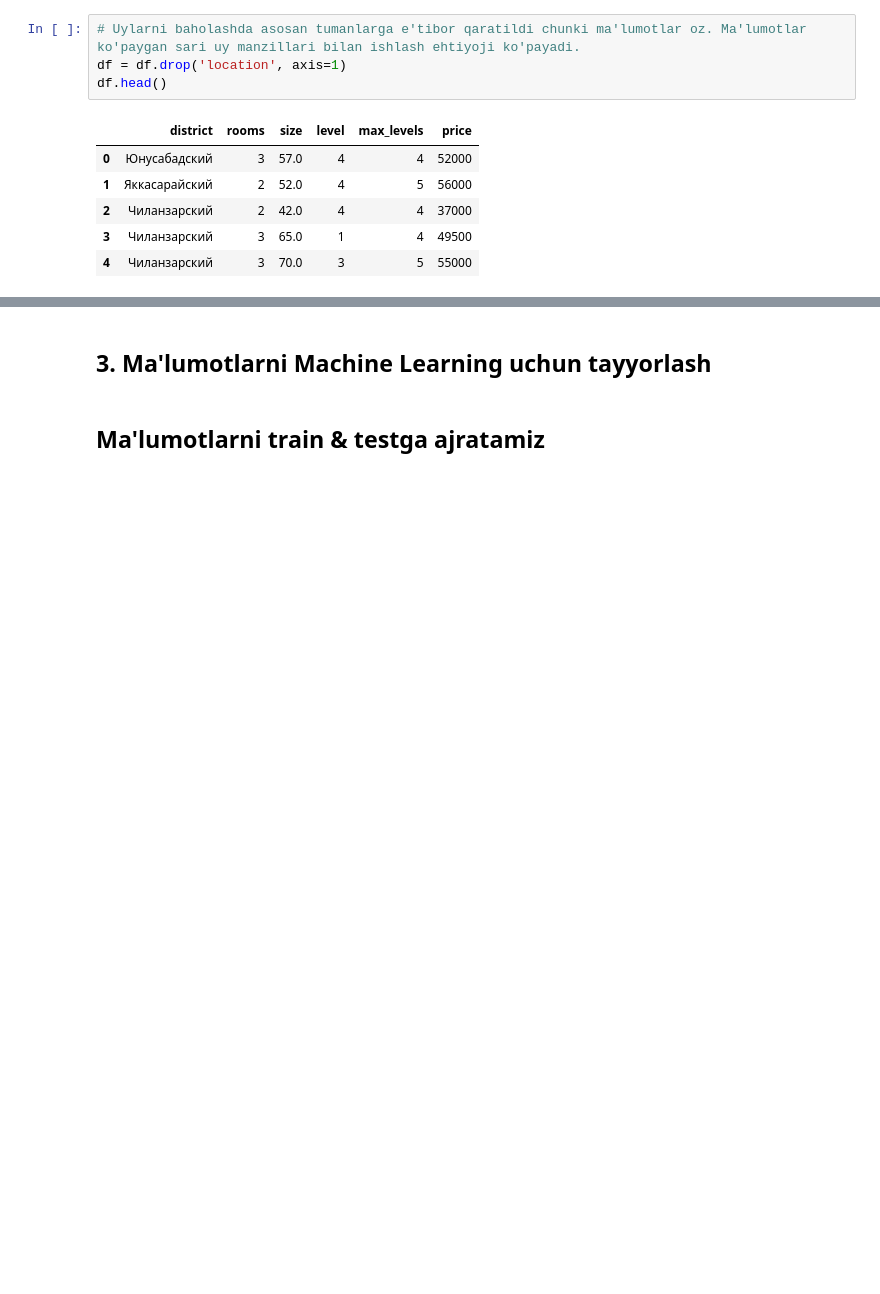
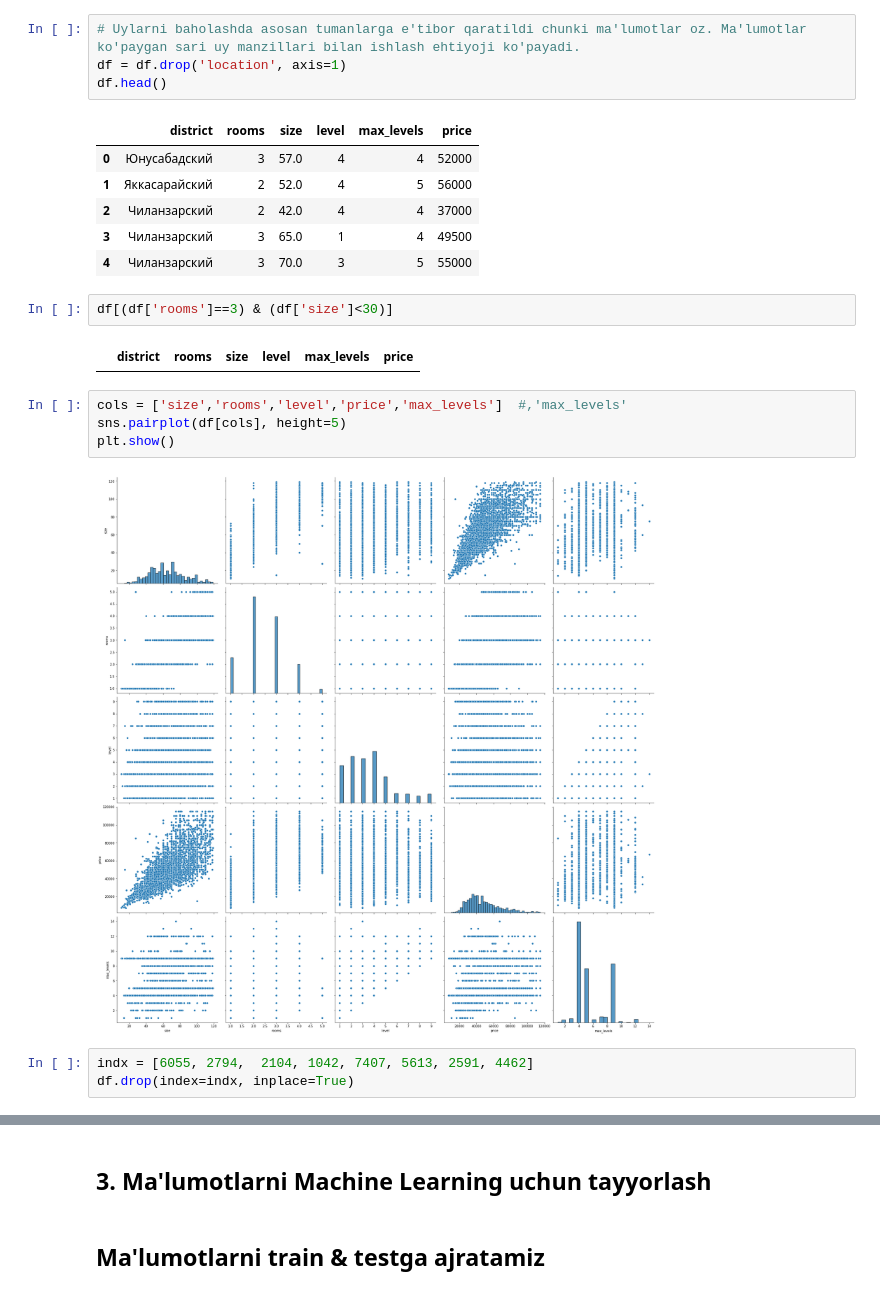
Before and after one commit to arobiddin/data_scince_ls_works, a Jupyter notebook: 05_ml_05_amaliyot.ipynb, the cells around one changed output, grey strips where cells are left out. Drawn from its saved outputs; the diff is of its cells as text; blank space fills up the shorter version.

```diff
--- a/05_ml_05_amaliyot.ipynb
+++ b/05_ml_05_amaliyot.ipynb
@@ -74,3 +85,16 @@ df.head()
 | 2 | Чиланзарский | 2 | 42.0 | 4 | 4 | 37000 |
 | 3 | Чиланзарский | 3 | 65.0 | 1 | 4 | 49500 |
 | 4 | Чиланзарский | 3 | 70.0 | 3 | 5 | 55000 |
+# %%
+df[(df['rooms']==3) & (df['size']<30)]
+# %% [output]
+|  | district | rooms | size | level | max_levels | price |
+# %%
+cols = ['size','rooms','level','price','max_levels']  #,'max_levels'
+sns.pairplot(df[cols], height=5)
+plt.show()
+# %% [output]
+[figure, added]
+# %%
+indx = [6055, 2794,  2104, 1042, 7407, 5613, 2591, 4462]
+df.drop(index=indx, inplace=True)
```
Also changed, not shown: parts of 27 cells of this notebook.
